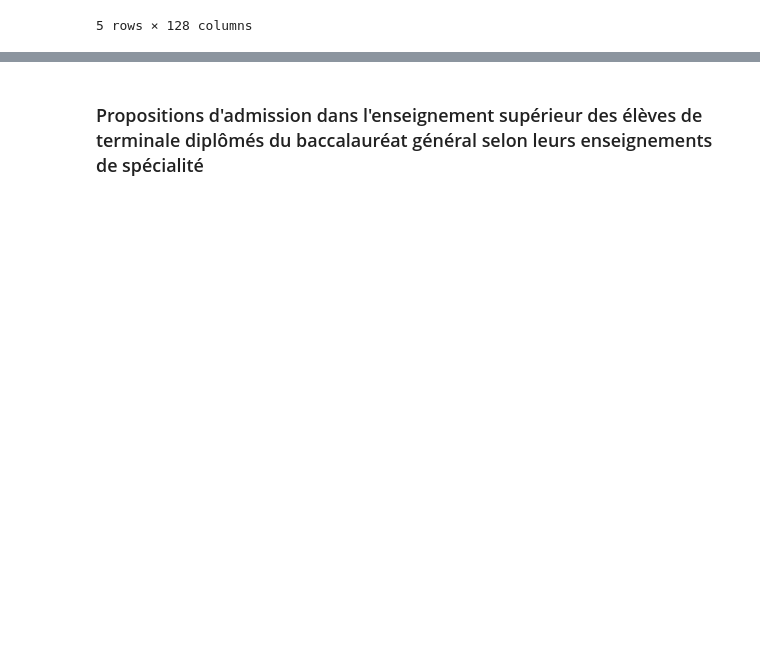
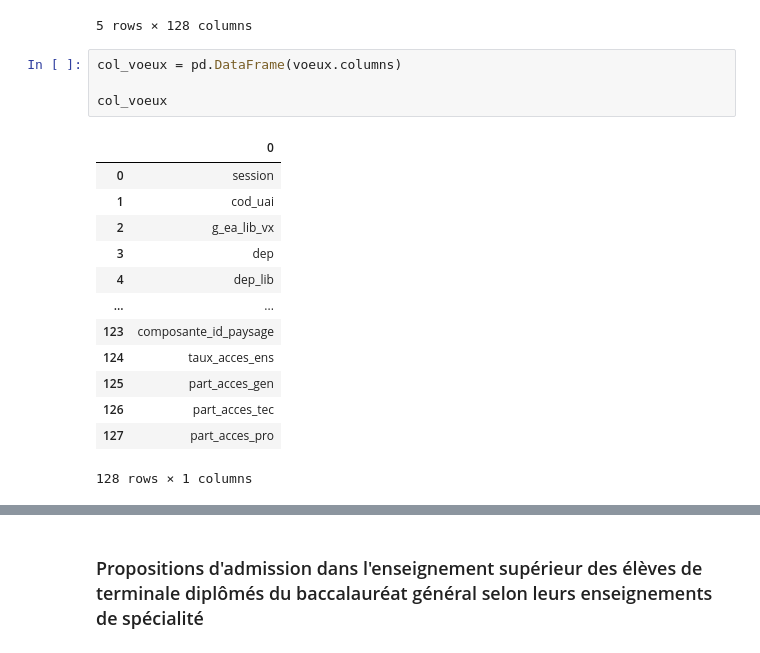
Before and after one commit to laura-lucchini/Analyse-Parcoursup, a Jupyter notebook: projet_parcoursup.ipynb, the cells around one changed output, grey strips where cells are left out. Cells and saved outputs as stored; diff of their text form; blank space fills up the shorter version.

```diff
--- a/projet_parcoursup.ipynb
+++ b/projet_parcoursup.ipynb
@@ -305,3 +299,21 @@ le DataFrame concaténé contient 104274 lignes
 | 3 | 2018 | 0921204J | Université Paris Nanterre | 92 | Hauts-de-Seine | Ile-de-France | Versailles | Licence | ... |
 | 4 | 2018 | 0921204J | Université Paris Nanterre | 92 | Hauts-de-Seine | Ile-de-France | Versailles | Licence | ... |
 5 rows × 128 columns
+# %%
+col_voeux = pd.DataFrame(voeux.columns)
+
+col_voeux
+# %% [output]
+|  | 0 |
+| 0 | session |
+| 1 | cod_uai |
+| 2 | g_ea_lib_vx |
+| 3 | dep |
+| 4 | dep_lib |
+| ... | ... |
+| 123 | composante_id_paysage |
+| 124 | taux_acces_ens |
+| 125 | part_acces_gen |
+| 126 | part_acces_tec |
+| 127 | part_acces_pro |
+128 rows × 1 columns
```
Also changed, not shown: parts of 17 cells of this notebook, 6 other files.
